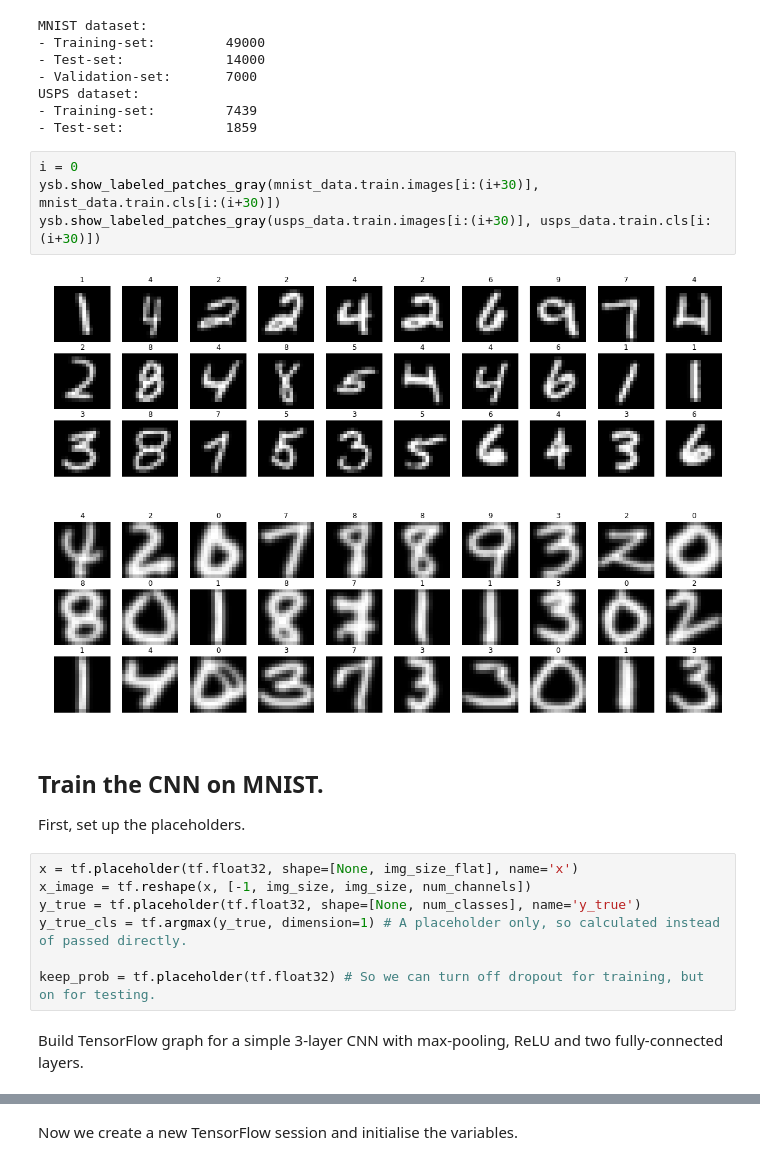
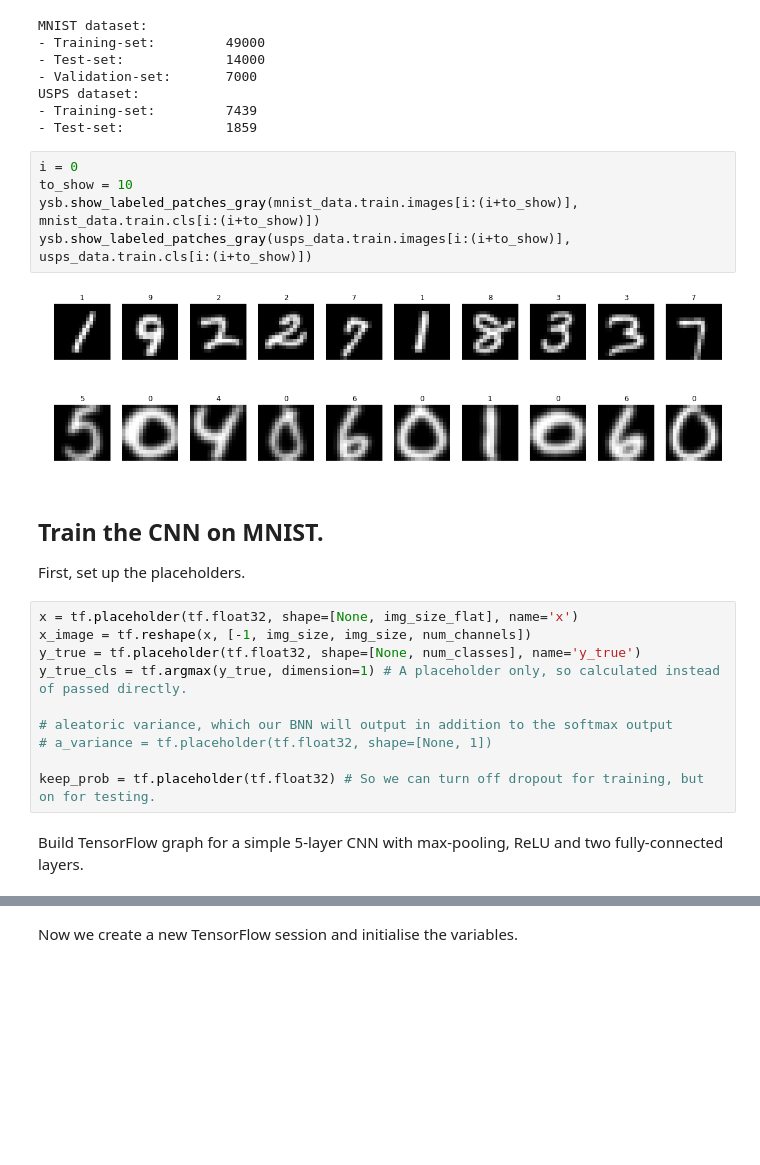
Before and after one commit to leopauly/Domain-Adaptation, a Jupyter notebook: MNIST_USPS_Dataset/Bayesian CNN.ipynb, the cells around one changed output, grey strips where cells are left out. Drawn from its saved outputs; the diff is of its cells as text; blank space fills up the shorter version.

```diff
--- a/MNIST_USPS_Dataset/Bayesian CNN.ipynb
+++ b/MNIST_USPS_Dataset/Bayesian CNN.ipynb
@@ -84,11 +91,12 @@ USPS dataset:
 - Test-set:             1859
 # %%
 i = 0
-ysb.show_labeled_patches_gray(mnist_data.train.images[i:(i+30)], mnist_data.train.cls[i:(i+30)])
-ysb.show_labeled_patches_gray(usps_data.train.images[i:(i+30)], usps_data.train.cls[i:(i+30)])
+to_show = 10
+ysb.show_labeled_patches_gray(mnist_data.train.images[i:(i+to_show)], mnist_data.train.cls[i:(i+to_show)])
+ysb.show_labeled_patches_gray(usps_data.train.images[i:(i+to_show)], usps_data.train.cls[i:(i+to_show)])
 # %% [output]
-[figure, old version]
+[figure, new version]
-[figure, old version]
+[figure, new version]
 # %% [markdown]
 ## Train the CNN on MNIST.
 
@@ -99,9 +107,12 @@ x_image = tf.reshape(x, [-1, img_size, img_size, num_channels])
 y_true = tf.placeholder(tf.float32, shape=[None, num_classes], name='y_true')
 y_true_cls = tf.argmax(y_true, dimension=1) # A placeholder only, so calculated instead of passed directly.
 
+# aleatoric variance, which our BNN will output in addition to the softmax output
+# a_variance = tf.placeholder(tf.float32, shape=[None, 1])
+
 keep_prob = tf.placeholder(tf.float32) # So we can turn off dropout for training, but on for testing.
 # %% [markdown]
-Build TensorFlow graph for a simple 3-layer CNN with max-pooling, ReLU and two fully-connected layers.
+Build TensorFlow graph for a simple 5-layer CNN with max-pooling, ReLU and two fully-connected layers.
 # %%
 layer_conv1, weights_conv1 = \
     cn.new_conv_layer(input=x_image,
```
Also changed, not shown: parts of 7 cells of this notebook.
